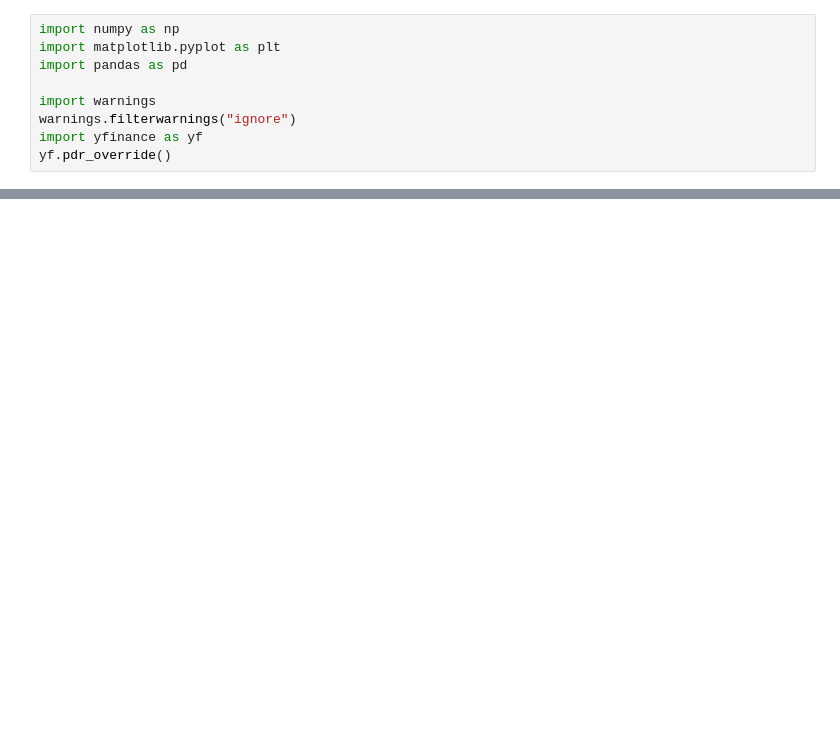
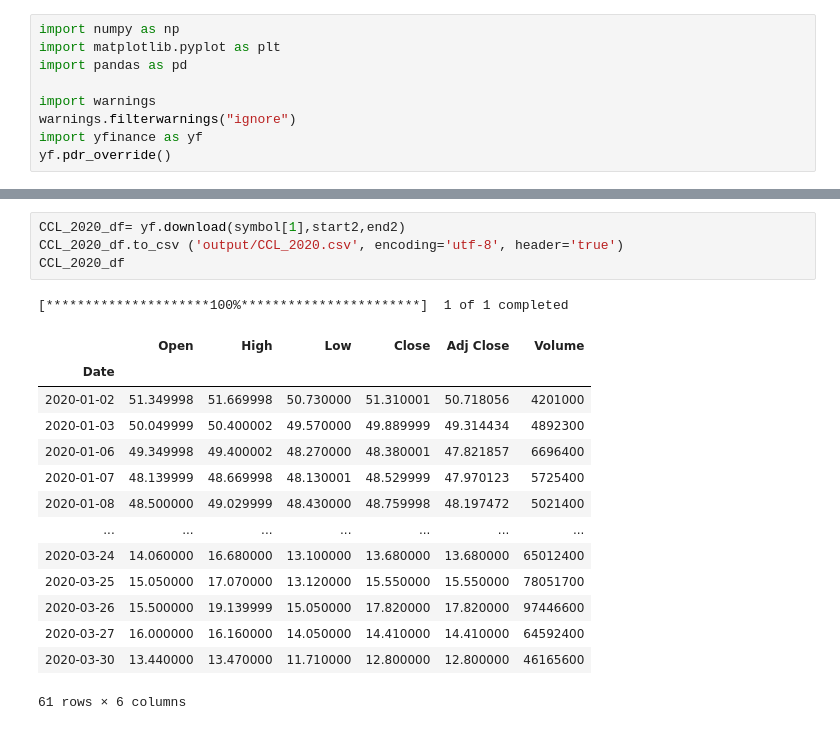
Before and after one commit to NachoKingP/Project1-2020, a Jupyter notebook: Stock market.ipynb, the cells around one changed output, grey strips where cells are left out. Drawn from its saved outputs; the diff is of its cells as text; blank space fills up the shorter version.

```diff
--- a/Stock market.ipynb
+++ b/Stock market.ipynb
@@ -73,0 +81,20 @@ AMZN_df
+# %%
+CCL_2020_df= yf.download(symbol[1],start2,end2)
+CCL_2020_df.to_csv ('output/CCL_2020.csv', encoding='utf-8', header='true')
+CCL_2020_df
+# %% [output]
+[*********************100%***********************]  1 of 1 completed
+|  | Open | High | Low | Close | Adj Close | Volume |
+| Date |  |  |  |  |  |  |
+| 2020-01-02 | 51.349998 | 51.669998 | 50.730000 | 51.310001 | 50.718056 | 4201000 |
+| 2020-01-03 | 50.049999 | 50.400002 | 49.570000 | 49.889999 | 49.314434 | 4892300 |
+| 2020-01-06 | 49.349998 | 49.400002 | 48.270000 | 48.380001 | 47.821857 | 6696400 |
+| 2020-01-07 | 48.139999 | 48.669998 | 48.130001 | 48.529999 | 47.970123 | 5725400 |
+| 2020-01-08 | 48.500000 | 49.029999 | 48.430000 | 48.759998 | 48.197472 | 5021400 |
+| ... | ... | ... | ... | ... | ... | ... |
+| 2020-03-24 | 14.060000 | 16.680000 | 13.100000 | 13.680000 | 13.680000 | 65012400 |
+| 2020-03-25 | 15.050000 | 17.070000 | 13.120000 | 15.550000 | 15.550000 | 78051700 |
+| 2020-03-26 | 15.500000 | 19.139999 | 15.050000 | 17.820000 | 17.820000 | 97446600 |
+| 2020-03-27 | 16.000000 | 16.160000 | 14.050000 | 14.410000 | 14.410000 | 64592400 |
+| 2020-03-30 | 13.440000 | 13.470000 | 11.710000 | 12.800000 | 12.800000 | 46165600 |
+61 rows × 6 columns
```
Also changed, not shown: parts of 14 cells of this notebook, 16 other files.
